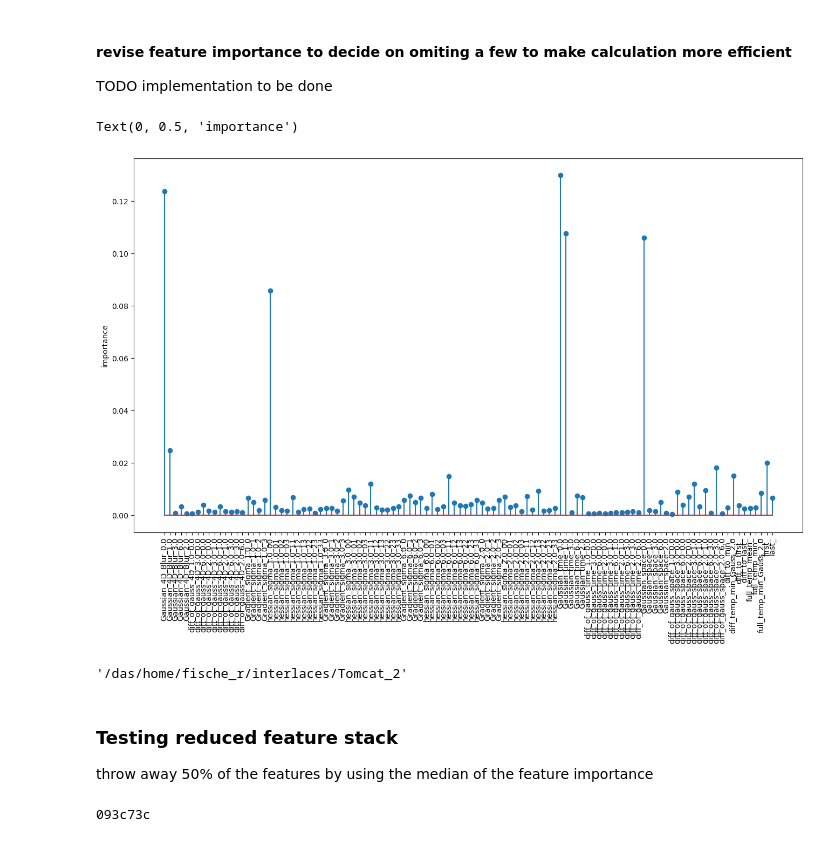
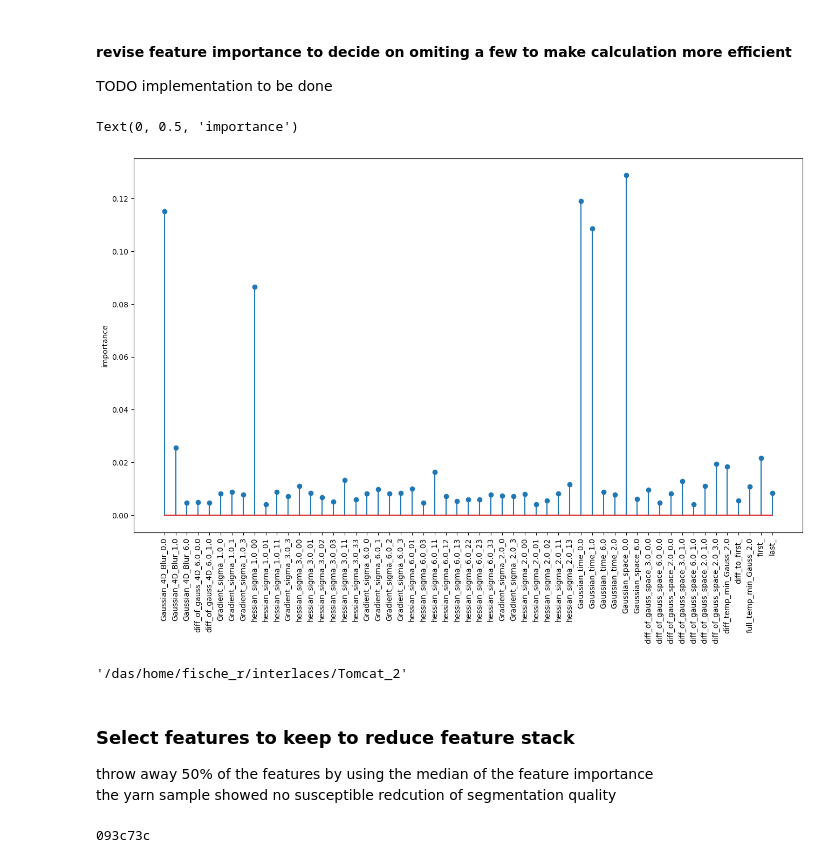
Before and after one commit to Pescatore23/pytrainseg, a Jupyter notebook: V2_example_notebook.ipynb, the cells around one changed output. Cells and saved outputs as stored; diff of their text form; code cells hidden in the pictures.

Commit message:
successfully tested reducing the feature stack by 2

```diff
--- a/V2_example_notebook.ipynb
+++ b/V2_example_notebook.ipynb
@@ -297,4 +306,5 @@ for i in range(len(TS.combined_feature_names)):
 #### load training dict if you have one and want to use it
 # %%
 training_prefix = '093c73c'
-TS.training_dict=pickle.load(open(os.path.join(training_path, training_prefix+'_training_dict.p'), 'rb'))
+TS.previous_training_dict = pickle.load(open(os.path.join(training_path, training_prefix+'_training_dict.p'), 'rb'))
+TS.previous_feature_names = pickle.load(open(os.path.join(training_path, training_prefix+'_feature_names.p'), 'rb'))
@@ -300,0 +313,16 @@ TS.training_dict=pickle.load(open(os.path.join(training_path, training_prefix+'_
+# %%
+num_feat = len(IF.combined_feature_names)
+num_feat_to_use = len(feature_names_to_use)
+feature_ids = np.zeros(num_feat, dtype=bool)
+for i in range(num_feat):
+    if IF.combined_feature_names[i] in feature_names_to_use:
+        feature_ids[i] = True
+
+TS.training_dict = {}
+for training_set in TS.previous_training_dict.keys():
+    X,y = TS.previous_training_dict[training_set]
+    X = X[:,feature_ids]                          # since there is no copy, probably previous_training_dict and training_dict will become the same, reload the previous dict if necessary
+    TS.training_dict[training_set] = X,y
+
+print('Reduced the previous training dict to ',str(np.count_nonzero(feature_ids)),'/',str(num_feat),'features considering the ',str(num_feat_to_use),' desired features.')
+print(str(num_feat_to_use-np.count_nonzero(feature_ids)), ' desired features were not found in the training dict.')
@@ -307,5 +338,5 @@ TS.training_dict = {}
 # %%
-TS.train()
+# TS.train()
 # %% [output]
 training with existing label images
 label_image_z_42_time_30_.tif
@@ -607,13 +658,14 @@ training and classifying
 #### revise feature importance to decide on omiting a few to make calculation more efficient
 TODO implementation to be done
 # %%
+# TODO consider reduced feature stack
 plt.figure(figsize=(16,9))
-plt.stem(IF.combined_feature_names, TS.clf.feature_importances_,'x')
+plt.stem(np.array(IF.combined_feature_names)[feature_ids], TS.clf.feature_importances_,'x')
 plt.xticks(rotation=90)
 plt.ylabel('importance')
 # %% [output]
 Text(0, 0.5, 'importance')
-[figure, old version]
+[figure, new version]
 # %%
 pickle.dump(TS.training_dict, open(os.path.join(training_path, pytrain_git_sha+'_training_dict.p'),'wb'))
 pickle.dump(TS.combined_feature_names, open(os.path.join(training_path, pytrain_git_sha+'_feature_names.p'),'wb'))
@@ -622,8 +674,9 @@ training_path
 # %% [output]
 '/das/home/fische_r/interlaces/Tomcat_2'
 # %% [markdown]
-### Testing reduced feature stack
+### Select features to keep to reduce feature stack
 throw away 50% of the features by using the median of the feature importance
+the yarn sample showed no susceptible redcution of segmentation quality
 # %%
 importance_median = np.median(TS.clf.feature_importances_)
 feature_ids = TS.clf.feature_importances_>importance_median
```
Also changed, not shown: parts of 14 cells of this notebook.
